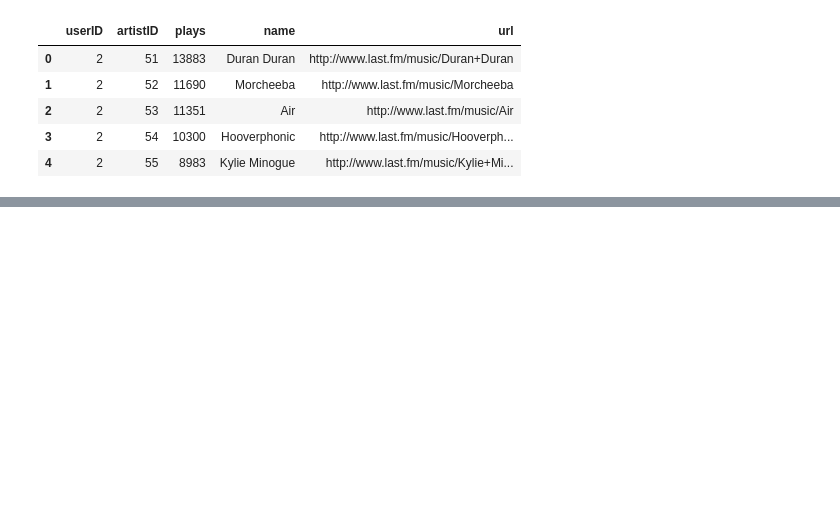
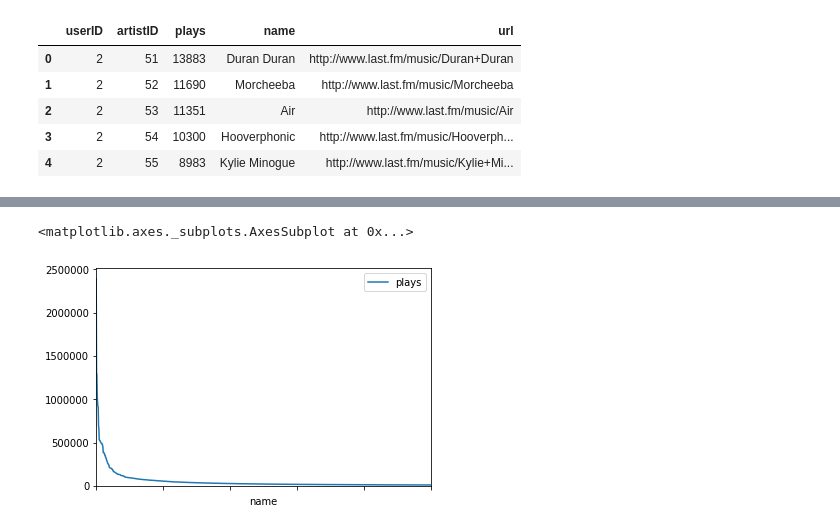
Before and after one commit to softserveslayer/mod_4_artist_recommender, a Jupyter notebook: Recommender_EDA.ipynb, the cells around one changed output, grey strips where cells are left out. Saved outputs shown, nothing was run; the diff lists cells and outputs as text; code cells hidden in the pictures; blank space fills up the shorter version.

```diff
--- a/Recommender_EDA.ipynb
+++ b/Recommender_EDA.ipynb
@@ -74,0 +83,6 @@ top_20
+# %%
+total_plays = users_artists.groupby('name')['plays'].sum()
+# %%
+total_plays = pd.DataFrame(total_plays)
+total_plays = total_plays.sort_values(by=['plays'], ascending = False)
+total_plays.head()
@@ -74,0 +97,5 @@ top_20
+# %%
+total_plays.plot(xlim=[0,1000],ylim=0)
+# %% [output]
+<matplotlib.axes._subplots.AxesSubplot at 0x...>
+[figure, added]
```
Also changed, not shown: parts of 18 cells of this notebook, 4 other files.
